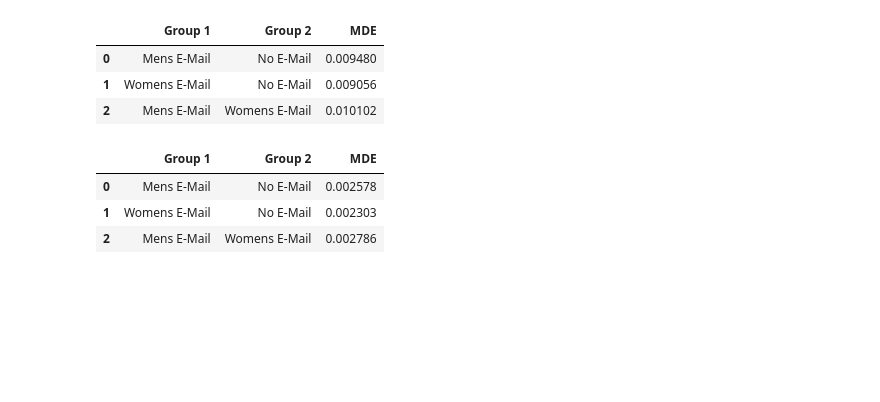
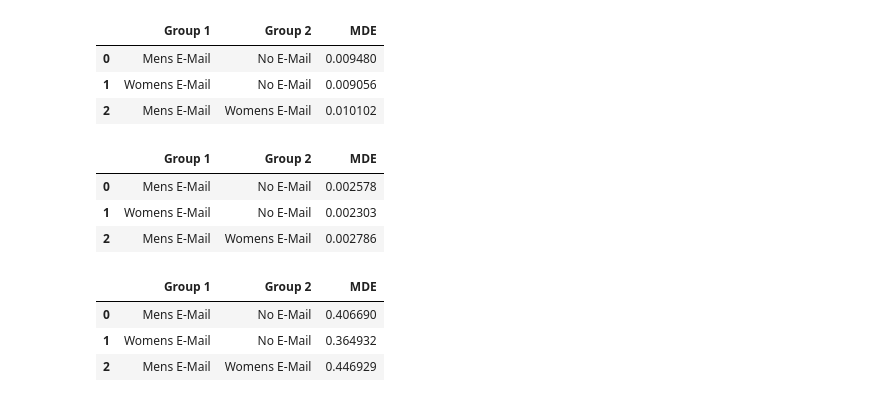
Before and after one commit to dpolioudakis/ab-testing-causal-inference, a Jupyter notebook: notebooks/03_power_analysis.ipynb, the cells around one changed output. Cells and saved outputs as stored; diff of their text form; code cells hidden in the pictures; blank space fills up the shorter version.

```diff
--- a/notebooks/03_power_analysis.ipynb
+++ b/notebooks/03_power_analysis.ipynb
@@ -101,3 +103,33 @@ display(results_df)
 | 0 | Mens E-Mail | No E-Mail | 0.002578 |
 | 1 | Womens E-Mail | No E-Mail | 0.002303 |
 | 2 | Mens E-Mail | Womens E-Mail | 0.002786 |
+# %%
+results = []
+for group1, group2 in comparisons:
+
+    spend1 = hillstrom_df[hillstrom_df["segment"] == group1]["spend"]
+    spend2 = hillstrom_df[hillstrom_df["segment"] == group2]["spend"]
+
+    n1 = len(spend1)
+    n2 = len(spend2)
+
+    var1 = np.sum((spend1 - spend1.mean()) ** 2) / (n1 - 1)
+    var2 = np.sum((spend2 - spend2.mean()) ** 2) / (n2 - 1)
+
+    se = np.sqrt(var1 / n1 + var2 / n2)
+
+    z_alpha = 1.96
+    z_beta = 0.84
+
+    mde = se * (z_alpha + z_beta)
+
+    results.append((group1, group2, mde))
+
+results_df = pd.DataFrame(results, columns=["Group 1", "Group 2", "MDE"])
+
+results_df
+# %% [output]
+|  | Group 1 | Group 2 | MDE |
+| 0 | Mens E-Mail | No E-Mail | 0.406690 |
+| 1 | Womens E-Mail | No E-Mail | 0.364932 |
+| 2 | Mens E-Mail | Womens E-Mail | 0.446929 |
```
Also changed, not shown: parts of 3 cells of this notebook.
